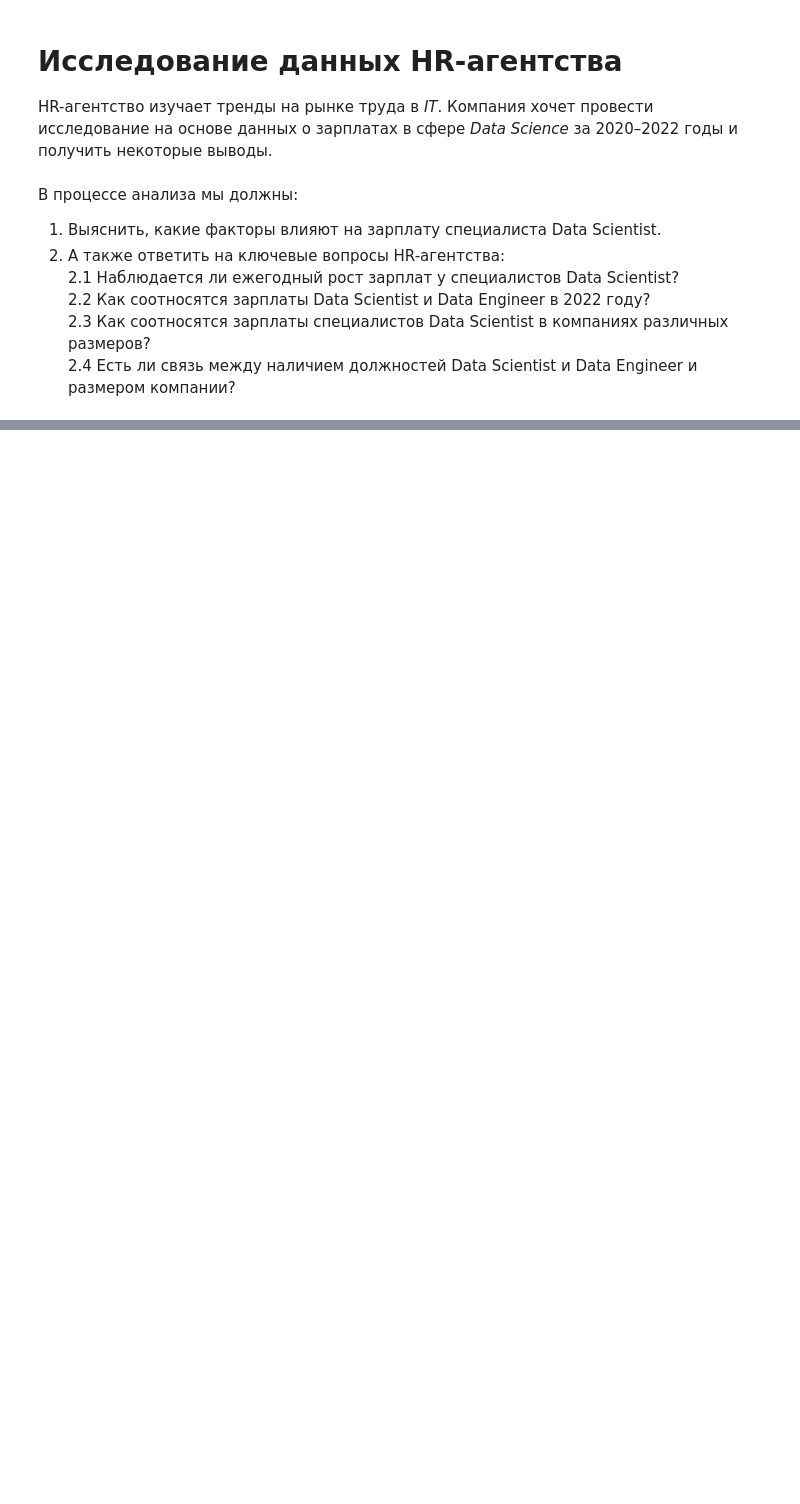
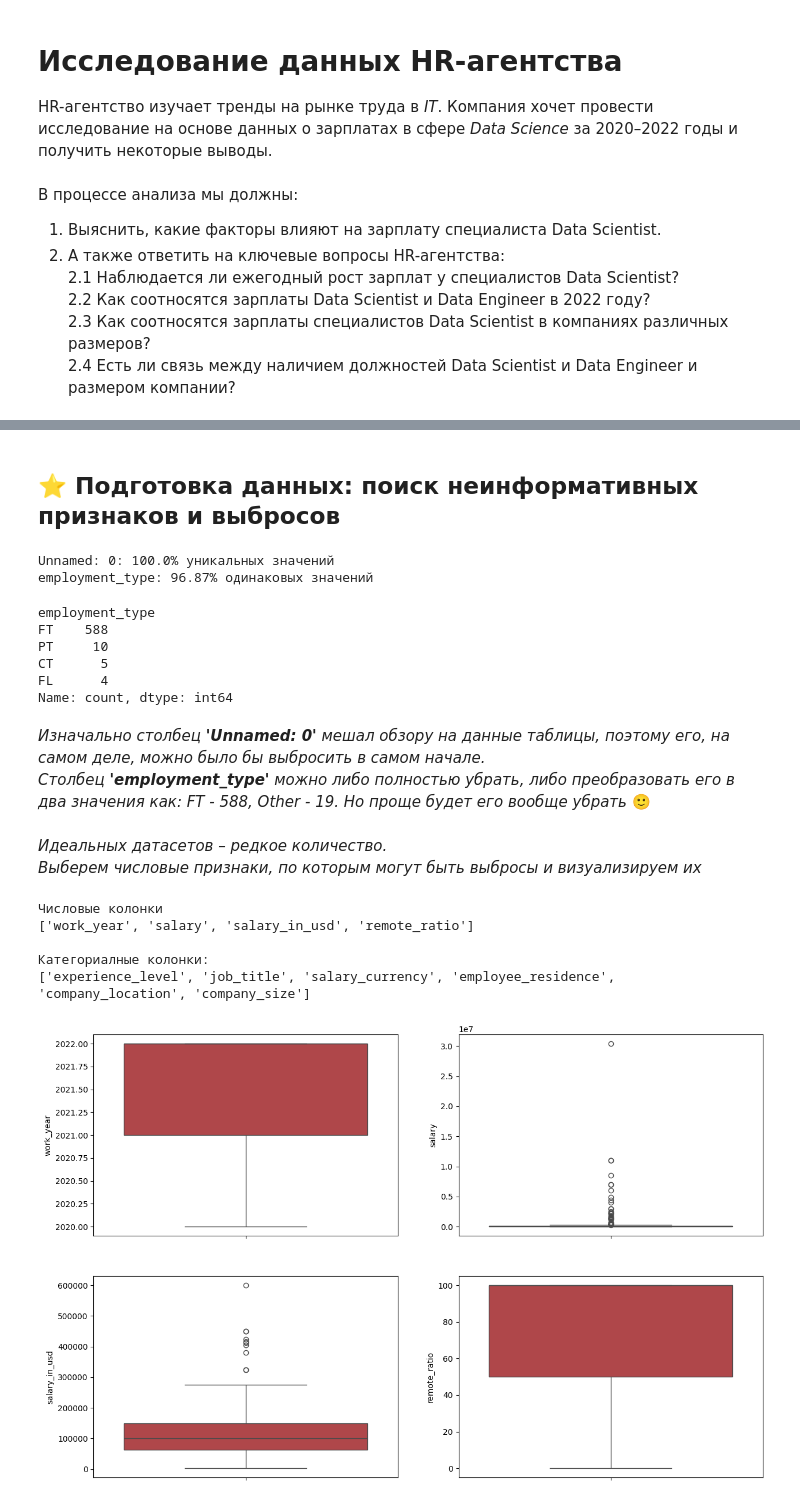
Before and after one commit to kjottboller/Python, a Jupyter notebook: Исследование данных HR-агенства.ipynb, the cells around one changed output, grey strips where cells are left out. Cells and saved outputs as stored; diff of their text form; code cells hidden in the pictures; blank space fills up the shorter version.

```diff
--- a/Исследование данных HR-агенства.ipynb
+++ b/Исследование данных HR-агенства.ipynb
@@ -44,0 +102,63 @@ display(data)
+# %% [markdown]
+## ⭐️ **Подготовка данных: поиск неинформативных признаков и выбросов**
+# %%
+low_information_cols = []
+
+for col in data.columns:
+    # наибольшая относительная частота в признаке
+    top_freq = data[col].value_counts(normalize=True).max()
+    # доля уникальных значений от размера признака
+    nunique_ratio = data[col].nunique() / data[col].count()
+    # сравниваем наибольшую частоту с порогом
+    if top_freq > 0.95:
+        low_information_cols.append(col)
+        print(f'{col}: {round(top_freq*100, 2)}% одинаковых значений')
+    # сравниваем долю уникальных значений с порогом
+    if nunique_ratio > 0.95:
+        low_information_cols.append(col)
+        print(f'{col}: {round(nunique_ratio*100, 2)}% уникальных значений')
+# %% [output]
+Unnamed: 0: 100.0% уникальных значений
+employment_type: 96.87% одинаковых значений
+# %%
+data['employment_type'].value_counts()
+# %% [output]
+employment_type
+FT    588
+PT     10
+CT      5
+FL      4
+Name: count, dtype: int64
+# %% [markdown]
+*Изначально столбец **'Unnamed: 0'** мешал обзору на данные таблицы, поэтому его, на самом деле, можно было бы выбросить в самом начале.*
+*Столбец **'employment_type'** можно либо полностью убрать, либо преобразовать его в два значения как: FT - 588, Other - 19. Но проще будет его вообще убрать* 🙂
+# %%
+data = data.drop(['Unnamed: 0', 'employment_type'], axis = 1)
+# %% [markdown]
+*Идеальных датасетов – редкое количество.*
+*Выберем числовые признаки, по которым могут быть выбросы и визуализируем их*
+# %%
+numeric_cols = ['work_year', 'salary', 'salary_in_usd', 'remote_ratio']
+categorical_cols = ['experience_level', 'job_title', 'salary_currency',
+                    'employee_residence', 'company_location', 'company_size']
+
+print('Числовые колонки')
+print(numeric_cols)
+print('\nКатегориалные колонки:')
+print(categorical_cols)
+# %% [output]
+Числовые колонки
+['work_year', 'salary', 'salary_in_usd', 'remote_ratio']
+
+Категориалные колонки:
+['experience_level', 'job_title', 'salary_currency', 'employee_residence', 'company_location', 'company_size']
+# %%
+sns.set_palette('RdBu')
+
+fig, axes = plt.subplots(2, 2, figsize = (15, 10))
+axes = axes.flatten()
+
+for i, col in enumerate(numeric_cols):
+    sns.boxplot(y=data[col], ax=axes[i])
+# %% [output]
+[figure, added]
```
Also changed, not shown: parts of 66 cells of this notebook.
